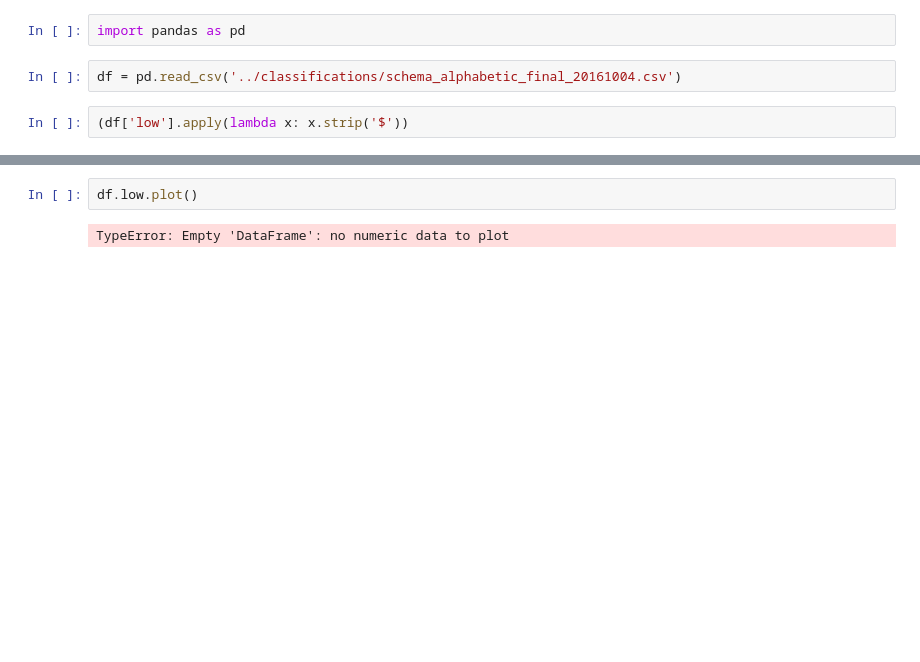
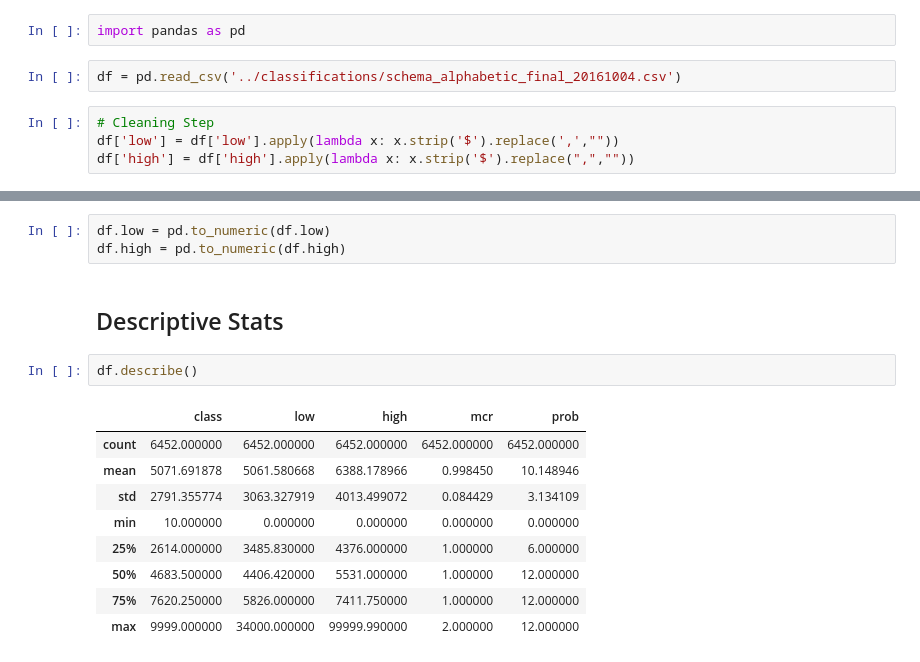
Before and after one commit to josephlei/ca-jobs-schema, a Jupyter notebook: src/ExploratoryAnalysis.ipynb, the cells around one changed output, grey strips where cells are left out. Drawn from its saved outputs; the diff is of its cells as text; blank space fills up the shorter version.

```diff
--- a/src/ExploratoryAnalysis.ipynb
+++ b/src/ExploratoryAnalysis.ipynb
@@ -3,4 +3,6 @@ import pandas as pd
 # %%
 df = pd.read_csv('../classifications/schema_alphabetic_final_20161004.csv')
 # %%
-(df['low'].apply(lambda x: x.strip('$'))
+# Cleaning Step
+df['low'] = df['low'].apply(lambda x: x.strip('$').replace(',',""))
+df['high'] = df['high'].apply(lambda x: x.strip('$').replace(",",""))
@@ -9,4 +9,17 @@ SyntaxError: unexpected EOF while parsing (<ipython-input-41-91c0b64772c4>, line
-# %%
-df.low.plot()
-# %% [output]
-TypeError: Empty 'DataFrame': no numeric data to plot
+# %%
+df.low = pd.to_numeric(df.low)
+df.high = pd.to_numeric(df.high)
+# %% [markdown]
+## Descriptive Stats
+# %%
+df.describe()
+# %% [output]
+|  | class | low | high | mcr | prob |
+| count | 6452.000000 | 6452.000000 | 6452.000000 | 6452.000000 | 6452.000000 |
+| mean | 5071.691878 | 5061.580668 | 6388.178966 | 0.998450 | 10.148946 |
+| std | 2791.355774 | 3063.327919 | 4013.499072 | 0.084429 | 3.134109 |
+| min | 10.000000 | 0.000000 | 0.000000 | 0.000000 | 0.000000 |
+| 25% | 2614.000000 | 3485.830000 | 4376.000000 | 1.000000 | 6.000000 |
+| 50% | 4683.500000 | 4406.420000 | 5531.000000 | 1.000000 | 12.000000 |
+| 75% | 7620.250000 | 5826.000000 | 7411.750000 | 1.000000 | 12.000000 |
+| max | 9999.000000 | 34000.000000 | 99999.990000 | 2.000000 | 12.000000 |
```
Also changed, not shown: parts of 4 cells of this notebook.
